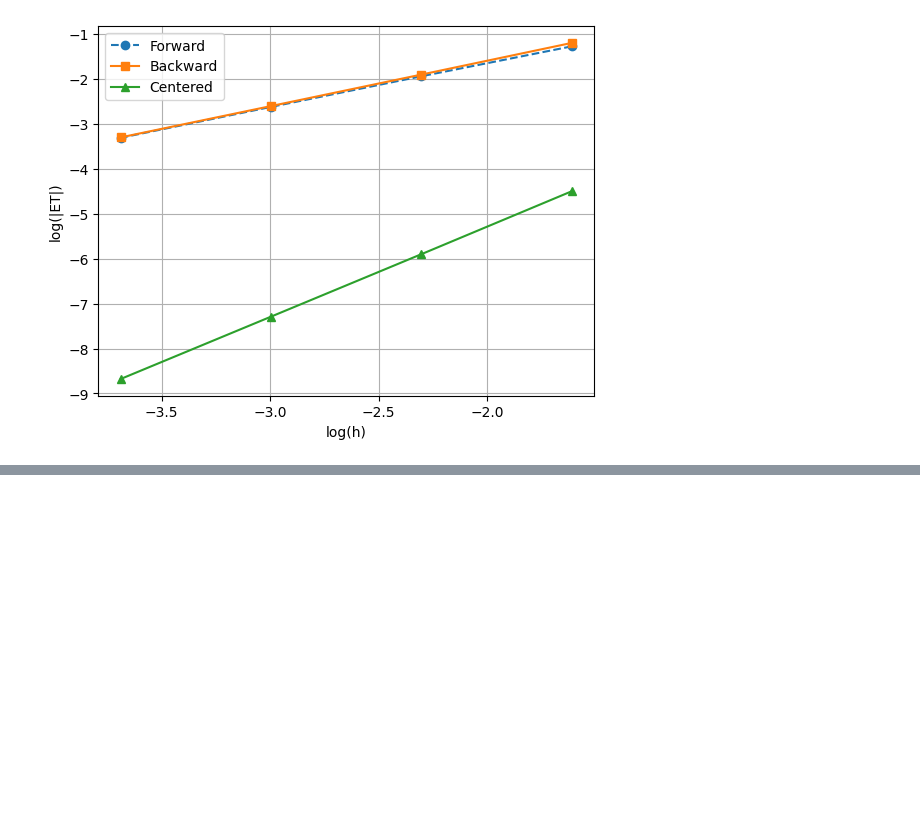
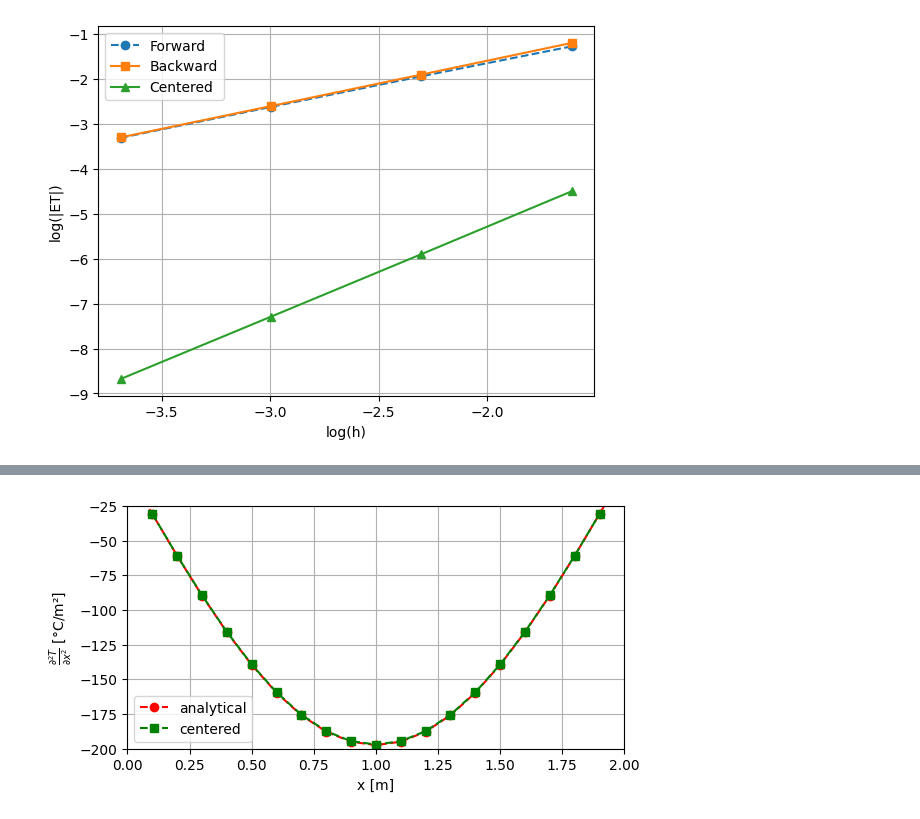
Before and after one commit to costpetrides/Numerical-Methods-GFD, a Jupyter notebook: Νotes/Derivative.ipynb, the cells around one changed output, grey strips where cells are left out. Cells and saved outputs as stored; diff of their text form; code cells hidden in the pictures; blank space fills up the shorter version.

```diff
--- a/Νotes/Derivative.ipynb
+++ b/Νotes/Derivative.ipynb
@@ -154,0 +219,19 @@ plt.show()
+# %%
+# (γ)
+x = np.arange(0, L+h, h)
+
+dT2_anal=-(80 * np.pi**2 * np.sin((np.pi * x) / L)) / (L**2)
+
+
+plt.figure(figsize=(6, 3), layout="constrained")
+plt.plot(x,dT2_anal, "o--", c='r', label="analytical")
+plt.plot(x[i], dT2, "s--", c='g', label="centered")
+plt.grid(True)
+plt.legend()
+plt.xlabel("x [m]")
+plt.ylabel(r"$\frac{\partial^2 T}{\partial x^2}$ [°C/m²]")
+plt.xlim(0, 2)
+plt.ylim(-200,-25)
+plt.show()
+# %% [output]
+[figure, added]
```
Also changed, not shown: parts of 7 cells of this notebook.
